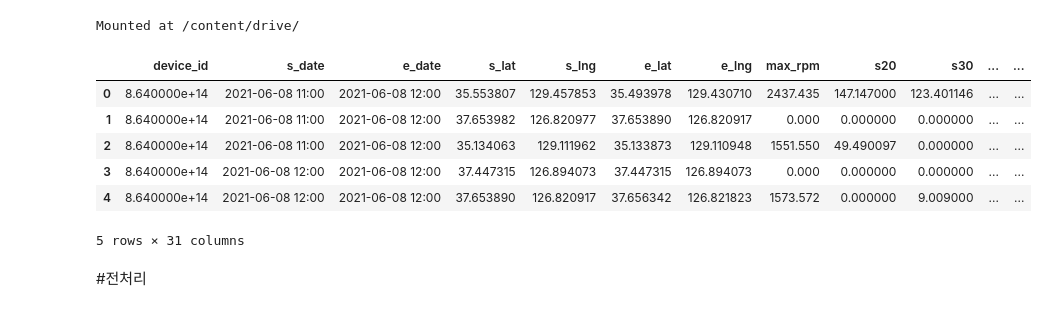
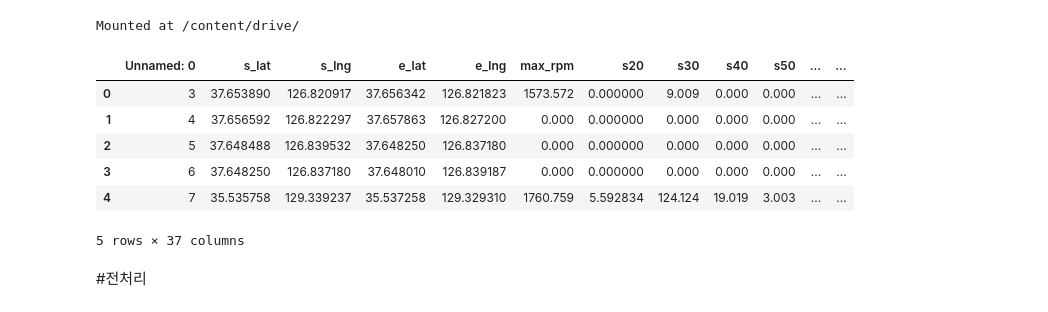
Before and after one commit to iterat1on/Realtime_abnomal_driving_detection, a Jupyter notebook: 공유자동차_전처리2.ipynb, the cells around one changed output. Cells and saved outputs as stored; diff of their text form; code cells hidden in the pictures.

```diff
--- a/공유자동차_전처리2.ipynb
+++ b/공유자동차_전처리2.ipynb
@@ -13,15 +13,15 @@ import numpy as np
 import math
 import pandas as pd
 # %%
-df = pd.read_csv('./drive/MyDrive/complete.csv')
+df = pd.read_csv('./drive/MyDrive/shortset_0812.csv')
 df.head()
 # %% [output]
-|  | device_id | s_date | e_date | s_lat | s_lng | e_lat | e_lng | max_rpm | s20 | s30 | ... | ... |
-| 0 | 8.640000e+14 | 2021-06-08 11:00 | 2021-06-08 12:00 | 35.553807 | 129.457853 | 35.493978 | 129.430710 | 2437.435 | 147.147000 | 123.401146 | ... | ... |
-| 1 | 8.640000e+14 | 2021-06-08 11:00 | 2021-06-08 12:00 | 37.653982 | 126.820977 | 37.653890 | 126.820917 | 0.000 | 0.000000 | 0.000000 | ... | ... |
-| 2 | 8.640000e+14 | 2021-06-08 11:00 | 2021-06-08 12:00 | 35.134063 | 129.111962 | 35.133873 | 129.110948 | 1551.550 | 49.490097 | 0.000000 | ... | ... |
-| 3 | 8.640000e+14 | 2021-06-08 12:00 | 2021-06-08 12:00 | 37.447315 | 126.894073 | 37.447315 | 126.894073 | 0.000 | 0.000000 | 0.000000 | ... | ... |
-| 4 | 8.640000e+14 | 2021-06-08 12:00 | 2021-06-08 12:00 | 37.653890 | 126.820917 | 37.656342 | 126.821823 | 1573.572 | 0.000000 | 9.009000 | ... | ... |
+|  | Unnamed: 0 | s_lat | s_lng | e_lat | e_lng | max_rpm | s20 | s30 | s40 | s50 | ... | ... |
+| 0 | 3 | 37.653890 | 126.820917 | 37.656342 | 126.821823 | 1573.572 | 0.000000 | 9.009 | 0.000 | 0.000 | ... | ... |
+| 1 | 4 | 37.656592 | 126.822297 | 37.657863 | 126.827200 | 0.000 | 0.000000 | 0.000 | 0.000 | 0.000 | ... | ... |
+| 2 | 5 | 37.648488 | 126.839532 | 37.648250 | 126.837180 | 0.000 | 0.000000 | 0.000 | 0.000 | 0.000 | ... | ... |
+| 3 | 6 | 37.648250 | 126.837180 | 37.648010 | 126.839187 | 0.000 | 0.000000 | 0.000 | 0.000 | 0.000 | ... | ... |
+| 4 | 7 | 35.535758 | 129.339237 | 35.537258 | 129.329310 | 1760.759 | 5.592834 | 124.124 | 19.019 | 3.003 | ... | ... |
-5 rows × 31 columns
+5 rows × 37 columns
 # %% [markdown]
 #전처리
```
Also changed, not shown: parts of 9 cells of this notebook.
